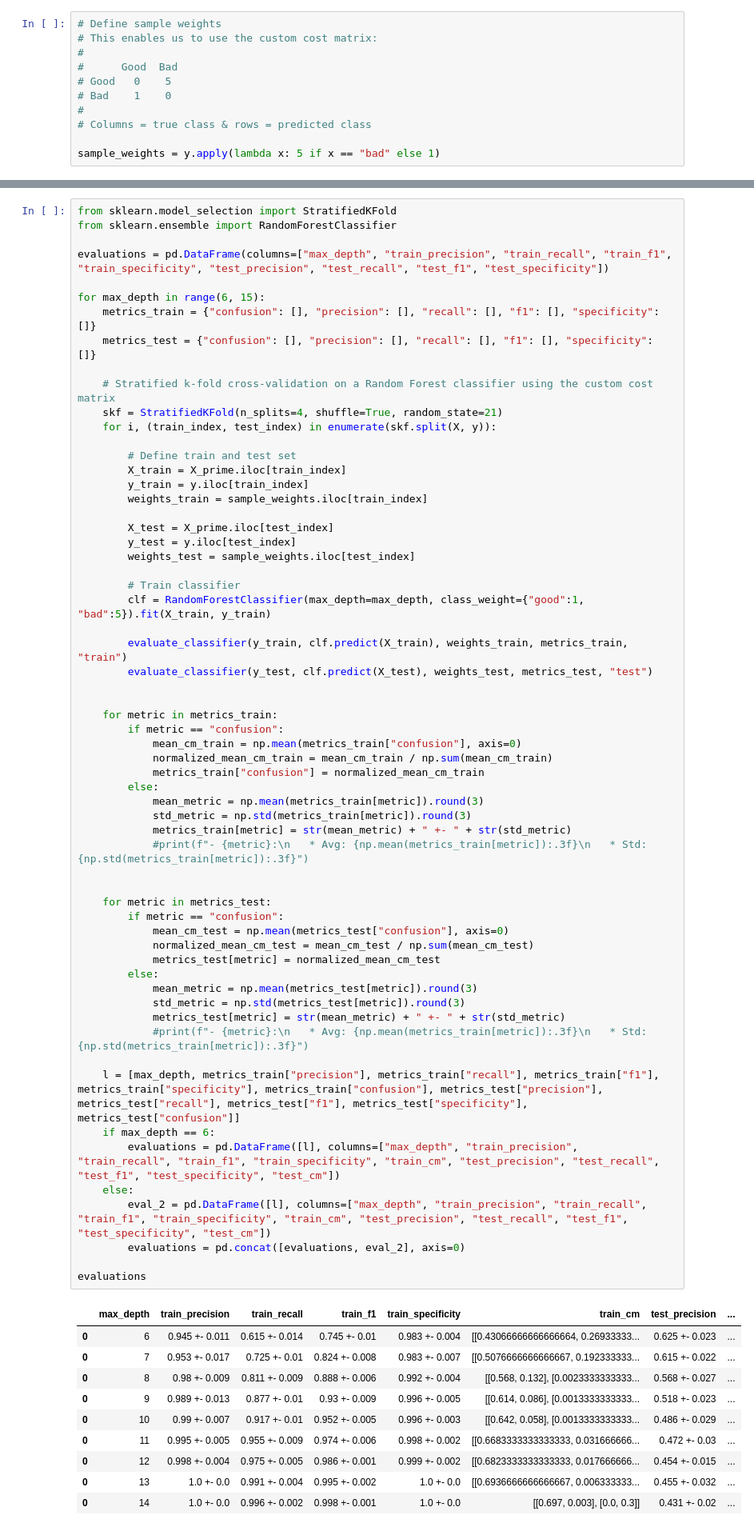
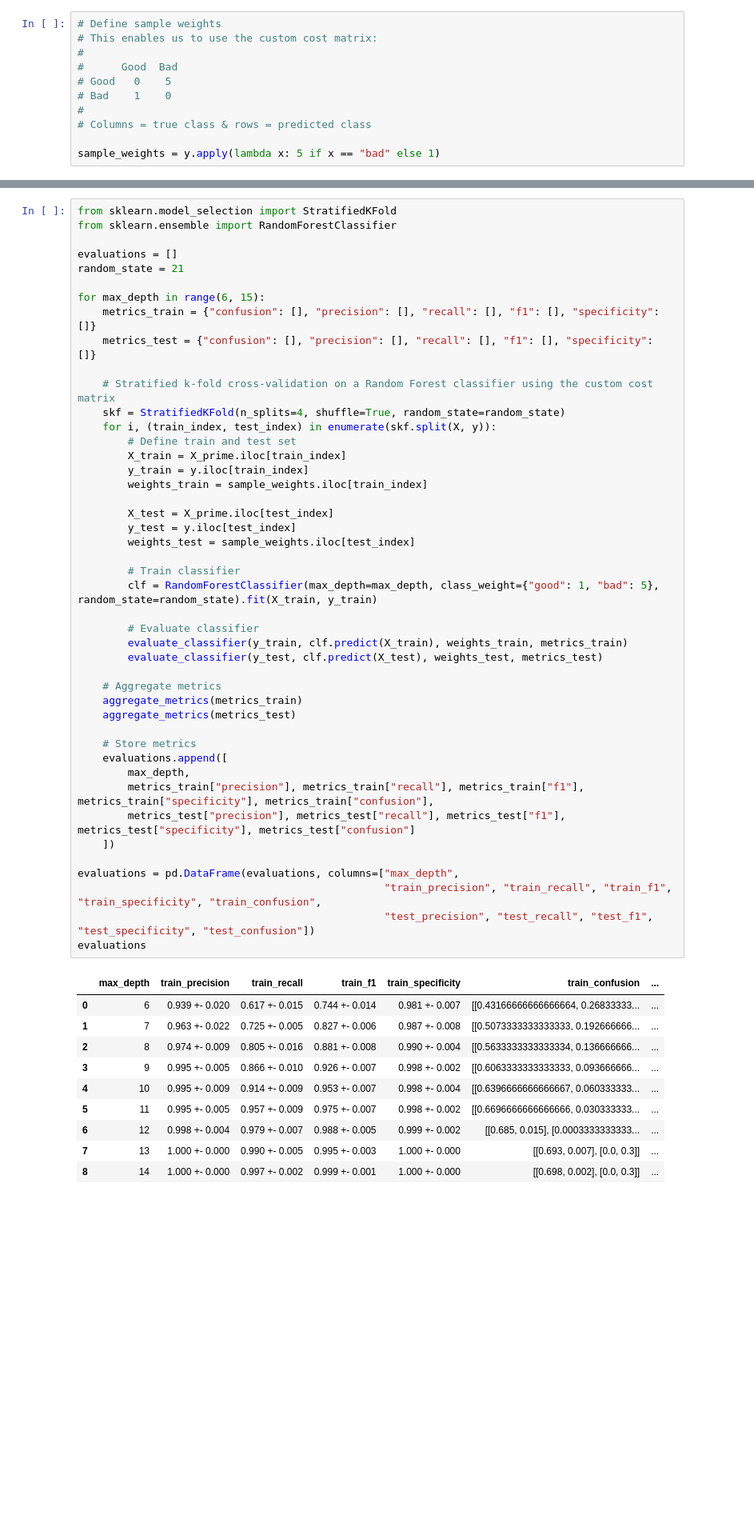
Before and after one commit to MaxPersoon/XAI-Project, a Jupyter notebook: XAI_group_project_DT.ipynb, the cells around one changed output, grey strips where cells are left out. Shown at 80% size. Cells and saved outputs as stored; diff of their text form; blank space fills up the shorter version.

```diff
--- a/XAI_group_project_DT.ipynb
+++ b/XAI_group_project_DT.ipynb
@@ -164,72 +150,56 @@ def evaluate_classifier(y_true, y_pred, weights, metrics, stri):
 # %%
 from sklearn.model_selection import StratifiedKFold
 from sklearn.ensemble import RandomForestClassifier
 
-evaluations = pd.DataFrame(columns=["max_depth", "train_precision", "train_recall", "train_f1", "train_specificity", "test_precision", "test_recall", "test_f1", "test_specificity"])
+evaluations = []
+random_state = 21
 
 for max_depth in range(6, 15):
     metrics_train = {"confusion": [], "precision": [], "recall": [], "f1": [], "specificity": []}
     metrics_test = {"confusion": [], "precision": [], "recall": [], "f1": [], "specificity": []}
 
     # Stratified k-fold cross-validation on a Random Forest classifier using the custom cost matrix
-    skf = StratifiedKFold(n_splits=4, shuffle=True, random_state=21)
+    skf = StratifiedKFold(n_splits=4, shuffle=True, random_state=random_state)
     for i, (train_index, test_index) in enumerate(skf.split(X, y)):
-
         # Define train and test set
         X_train = X_prime.iloc[train_index]
         y_train = y.iloc[train_index]
         weights_train = sample_weights.iloc[train_index]
 
         X_test = X_prime.iloc[test_index]
         y_test = y.iloc[test_index]
         weights_test = sample_weights.iloc[test_index]
 
         # Train classifier
-        clf = RandomForestClassifier(max_depth=max_depth, class_weight={"good":1, "bad":5}).fit(X_train, y_train)
+        clf = RandomForestClassifier(max_depth=max_depth, class_weight={"good": 1, "bad": 5}, random_state=random_state).fit(X_train, y_train)
 
-        evaluate_classifier(y_train, clf.predict(X_train), weights_train, metrics_train, "train")
-        evaluate_classifier(y_test, clf.predict(X_test), weights_test, metrics_test, "test")
+        # Evaluate classifier
+        evaluate_classifier(y_train, clf.predict(X_train), weights_train, metrics_train)
+        evaluate_classifier(y_test, clf.predict(X_test), weights_test, metrics_test)
 
+    # Aggregate metrics
+    aggregate_metrics(metrics_train)
+    aggregate_metrics(metrics_test)
 
-    for metric in metrics_train:
-        if metric == "confusion":
-            mean_cm_train = np.mean(metrics_train["confusion"], axis=0)
-            normalized_mean_cm_train = mean_cm_train / np.sum(mean_cm_train)
-            metrics_train["confusion"] = normalized_mean_cm_train
-        else:
-            mean_metric = np.mean(metrics_train[metric]).round(3)
-            std_metric = np.std(metrics_train[metric]).round(3)
-            metrics_train[metric] = str(mean_metric) + " +- " + str(std_metric)
-            #print(f"- {metric}:\n   * Avg: {np.mean(metrics_train[metric]):.3f}\n   * Std: {np.std(metrics_train[metric]):.3f}")
+    # Store metrics
+    evaluations.append([
+        max_depth,
+        metrics_train["precision"], metrics_train["recall"], metrics_train["f1"], metrics_train["specificity"], metrics_train["confusion"],
+        metrics_test["precision"], metrics_test["recall"], metrics_test["f1"], metrics_test["specificity"], metrics_test["confusion"]
+    ])
 
-
-    for metric in metrics_test:
-        if metric == "confusion":
-            mean_cm_test = np.mean(metrics_test["confusion"], axis=0)
-            normalized_mean_cm_test = mean_cm_test / np.sum(mean_cm_test)
-            metrics_test[metric] = normalized_mean_cm_test
-        else:
-            mean_metric = np.mean(metrics_test[metric]).round(3)
-            std_metric = np.std(metrics_test[metric]).round(3)
-            metrics_test[metric] = str(mean_metric) + " +- " + str(std_metric)
-            #print(f"- {metric}:\n   * Avg: {np.mean(metrics_train[metric]):.3f}\n   * Std: {np.std(metrics_train[metric]):.3f}")
-
-    l = [max_depth, metrics_train["precision"], metrics_train["recall"], metrics_train["f1"], metrics_train["specificity"], metrics_train["confusion"], metrics_test["precision"], metrics_test["recall"], metrics_test["f1"], metrics_test["specificity"], metrics_test["confusion"]]
-    if max_depth == 6:
-        evaluations = pd.DataFrame([l], columns=["max_depth", "train_precision", "train_recall", "train_f1", "train_specificity", "train_cm", "test_precision", "test_recall", "test_f1", "test_specificity", "test_cm"])
-    else:
-        eval_2 = pd.DataFrame([l], columns=["max_depth", "train_precision", "train_recall", "train_f1", "train_specificity", "train_cm", "test_precision", "test_recall", "test_f1", "test_specificity", "test_cm"])
-        evaluations = pd.concat([evaluations, eval_2], axis=0)
-
+evaluations = pd.DataFrame(evaluations, columns=["max_depth",
+                                                 "train_precision", "train_recall", "train_f1", "train_specificity", "train_confusion",
+                                                 "test_precision", "test_recall", "test_f1", "test_specificity", "test_confusion"])
 evaluations
 # %% [output]
-|  | max_depth | train_precision | train_recall | train_f1 | train_specificity | train_cm | test_precision | ... |
-| 0 | 6 | 0.945 +- 0.011 | 0.615 +- 0.014 | 0.745 +- 0.01 | 0.983 +- 0.004 | [[0.43066666666666664, 0.26933333... | 0.625 +- 0.023 | ... |
-| 0 | 7 | 0.953 +- 0.017 | 0.725 +- 0.01 | 0.824 +- 0.008 | 0.983 +- 0.007 | [[0.5076666666666667, 0.192333333... | 0.615 +- 0.022 | ... |
-| 0 | 8 | 0.98 +- 0.009 | 0.811 +- 0.009 | 0.888 +- 0.006 | 0.992 +- 0.004 | [[0.568, 0.132], [0.0023333333333... | 0.568 +- 0.027 | ... |
-| 0 | 9 | 0.989 +- 0.013 | 0.877 +- 0.01 | 0.93 +- 0.009 | 0.996 +- 0.005 | [[0.614, 0.086], [0.0013333333333... | 0.518 +- 0.023 | ... |
-| 0 | 10 | 0.99 +- 0.007 | 0.917 +- 0.01 | 0.952 +- 0.005 | 0.996 +- 0.003 | [[0.642, 0.058], [0.0013333333333... | 0.486 +- 0.029 | ... |
-| 0 | 11 | 0.995 +- 0.005 | 0.955 +- 0.009 | 0.974 +- 0.006 | 0.998 +- 0.002 | [[0.6683333333333333, 0.031666666... | 0.472 +- 0.03 | ... |
-| 0 | 12 | 0.998 +- 0.004 | 0.975 +- 0.005 | 0.986 +- 0.001 | 0.999 +- 0.002 | [[0.6823333333333333, 0.017666666... | 0.454 +- 0.015 | ... |
-| 0 | 13 | 1.0 +- 0.0 | 0.991 +- 0.004 | 0.995 +- 0.002 | 1.0 +- 0.0 | [[0.6936666666666667, 0.006333333... | 0.455 +- 0.032 | ... |
-| 0 | 14 | 1.0 +- 0.0 | 0.996 +- 0.002 | 0.998 +- 0.001 | 1.0 +- 0.0 | [[0.697, 0.003], [0.0, 0.3]] | 0.431 +- 0.02 | ... |
+|  | max_depth | train_precision | train_recall | train_f1 | train_specificity | train_confusion | ... |
+| 0 | 6 | 0.939 +- 0.020 | 0.617 +- 0.015 | 0.744 +- 0.014 | 0.981 +- 0.007 | [[0.43166666666666664, 0.26833333... | ... |
+| 1 | 7 | 0.963 +- 0.022 | 0.725 +- 0.005 | 0.827 +- 0.006 | 0.987 +- 0.008 | [[0.5073333333333333, 0.192666666... | ... |
+| 2 | 8 | 0.974 +- 0.009 | 0.805 +- 0.016 | 0.881 +- 0.008 | 0.990 +- 0.004 | [[0.5633333333333334, 0.136666666... | ... |
+| 3 | 9 | 0.995 +- 0.005 | 0.866 +- 0.010 | 0.926 +- 0.007 | 0.998 +- 0.002 | [[0.6063333333333333, 0.093666666... | ... |
+| 4 | 10 | 0.995 +- 0.009 | 0.914 +- 0.009 | 0.953 +- 0.007 | 0.998 +- 0.004 | [[0.6396666666666667, 0.060333333... | ... |
+| 5 | 11 | 0.995 +- 0.005 | 0.957 +- 0.009 | 0.975 +- 0.007 | 0.998 +- 0.002 | [[0.6696666666666666, 0.030333333... | ... |
+| 6 | 12 | 0.998 +- 0.004 | 0.979 +- 0.007 | 0.988 +- 0.005 | 0.999 +- 0.002 | [[0.685, 0.015], [0.0003333333333... | ... |
+| 7 | 13 | 1.000 +- 0.000 | 0.990 +- 0.005 | 0.995 +- 0.003 | 1.000 +- 0.000 | [[0.693, 0.007], [0.0, 0.3]] | ... |
+| 8 | 14 | 1.000 +- 0.000 | 0.997 +- 0.002 | 0.999 +- 0.001 | 1.000 +- 0.000 | [[0.698, 0.002], [0.0, 0.3]] | ... |
```
Also changed, not shown: parts of 5 cells of this notebook.
